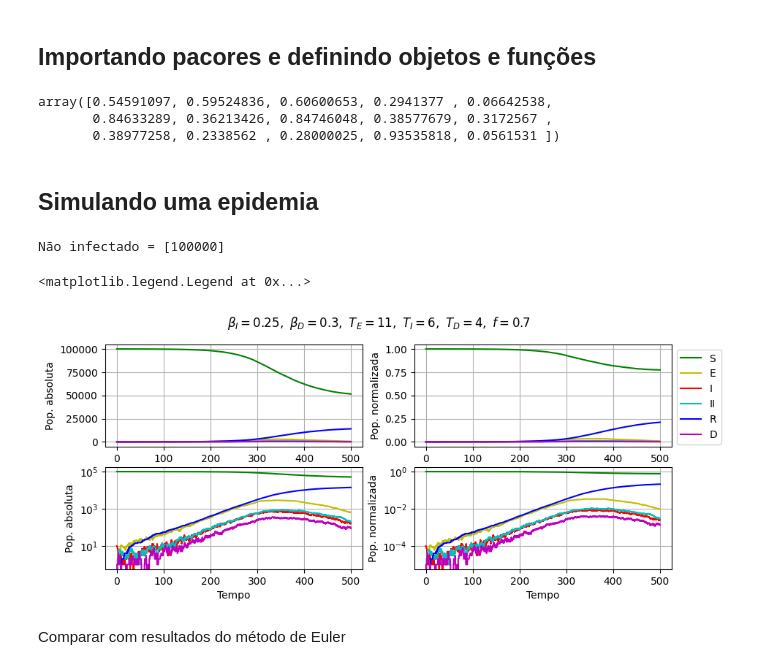
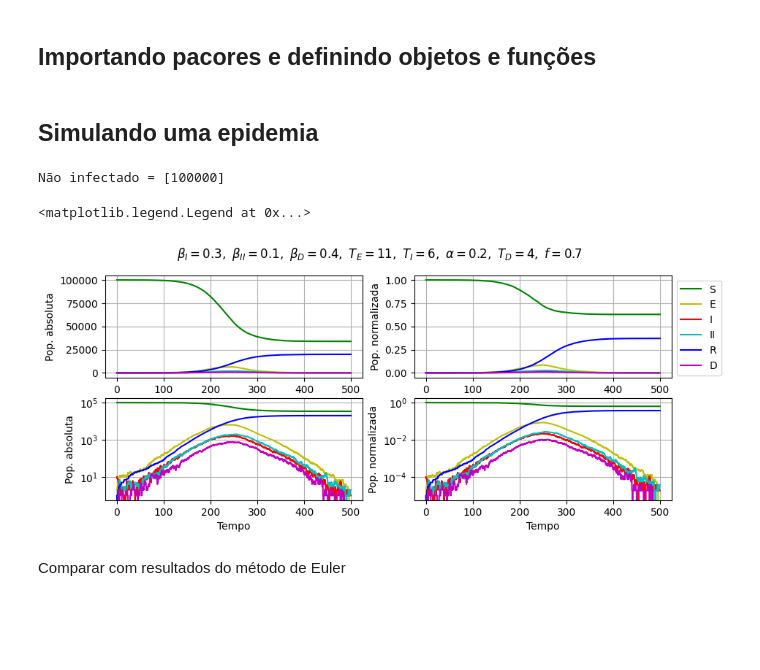
Before and after one commit to Prof-Irving/epidemic-codes, a Jupyter notebook: seird_abm_study.ipynb, the cells around one changed output. Drawn from its saved outputs; the diff is of its cells as text; code cells hidden in the pictures; blank space fills up the shorter version.

```diff
--- a/seird_abm_study.ipynb
+++ b/seird_abm_study.ipynb
@@ -44,12 +44,6 @@ import numpy as np
 import pandas as pd
 from tqdm import tqdm
 #import numba as nb
-# %%
-np.concatenate((np.random.rand(5), np.random.rand(5), np.random.rand(5)))
-# %% [output]
-array([0.54591097, 0.59524836, 0.60600653, 0.2941377 , 0.06642538,
-       0.84633289, 0.36213426, 0.84746048, 0.38577679, 0.3172567 ,
-       0.38977258, 0.2338562 , 0.28000025, 0.93535818, 0.0561531 ])
 # %%
 class SEIRD():
 
@@ -335,9 +330,12 @@ I_i = 10
 II_i, E_i, R_i, D_i = 0, 0, 0, 0
 
 # Parâmetros epidêmicos
-beta_I, beta_II, beta_D = 0.25, 0.1, 0.30
+# Lembre que as taxas de infecção são iguais às taxas de contato per capta
+# multiplicada pela probabilidade de infecção do contato, e as taxas de contato
+# estão fixadas no modelo c_I = 10, c_II = 3, c_D = 200
+beta_I, beta_II, beta_D = 0.3, 0.1, 0.4
 T_E, T_I, T_D = 11, 6, 4
-alpha, f = 0.2, 0.70
+alpha, f = 0.2, 0.7
 
 dt, tf = 0.1, 500
 
@@ -369,34 +367,34 @@ for it in inf_type:
 
 # Plotar séries temporais
 labels = ['S', 'E', 'I', 'II', 'R', 'D']
 colors = ['g', 'y', 'r', 'c', 'b', 'm']
 
 fig, ax = plt.subplots(2,2, figsize=(10,4))
 
-fig.suptitle(r'$\beta_{{I}} = {}, \ \beta_{{D}} = {}, \ T_{{E}} = {}, \ T_{{I}} = {}, \ T_{{D}} = {}, \ f = {}$'.format(beta_I, beta_D, T_E, T_I, T_D, f))
+fig.suptitle(r'$\beta_{{I}} = {}, \ \beta_{{II}} = {}, \ \beta_{{D}} = {}, \ T_{{E}} = {}, \ T_{{I}} = {}, \ \alpha = {}, \ T_{{D}} = {}, \ f = {}$'.format(beta_I, beta_II, beta_D, T_E, T_I, alpha, T_D, f))
 
 for i in range(6):
     ax[0,0].plot(epidemic_series[0], epidemic_series[i+1],
                 label=labels[i], c=colors[i])
     ax[0,1].plot(epidemic_series[0], epidemic_series[i+1]/epidemic_series[-1],
                 label=labels[i], c=colors[i])
     ax[1,0].plot(epidemic_series[0], epidemic_series[i+1],
                 label=labels[i], c=colors[i])
     ax[1,1].plot(epidemic_series[0], epidemic_series[i+1]/epidemic_series[-1],
                 label=labels[i], c=colors[i])
 
 ax[0,0].set(ylabel = 'Pop. absoluta')
 ax[1,0].set(ylabel = 'Pop. absoluta', xlabel = 'Tempo', yscale='log')
 ax[0,1].set(ylabel = 'Pop. normalizada')
 ax[1,1].set(ylabel = 'Pop. normalizada', xlabel = 'Tempo', yscale='log')
 
 for a in (ax).flat:
     a.grid()
 
 ax[0,1].legend(loc='upper left', bbox_to_anchor=(1, 1))
 # %% [output]
 Não infectado = [100000]
 <matplotlib.legend.Legend at 0x...>
-[figure, old version]
+[figure, new version]
 # %% [markdown]
 Comparar com resultados do método de Euler
```
Also changed, not shown: parts of 3 cells of this notebook.
